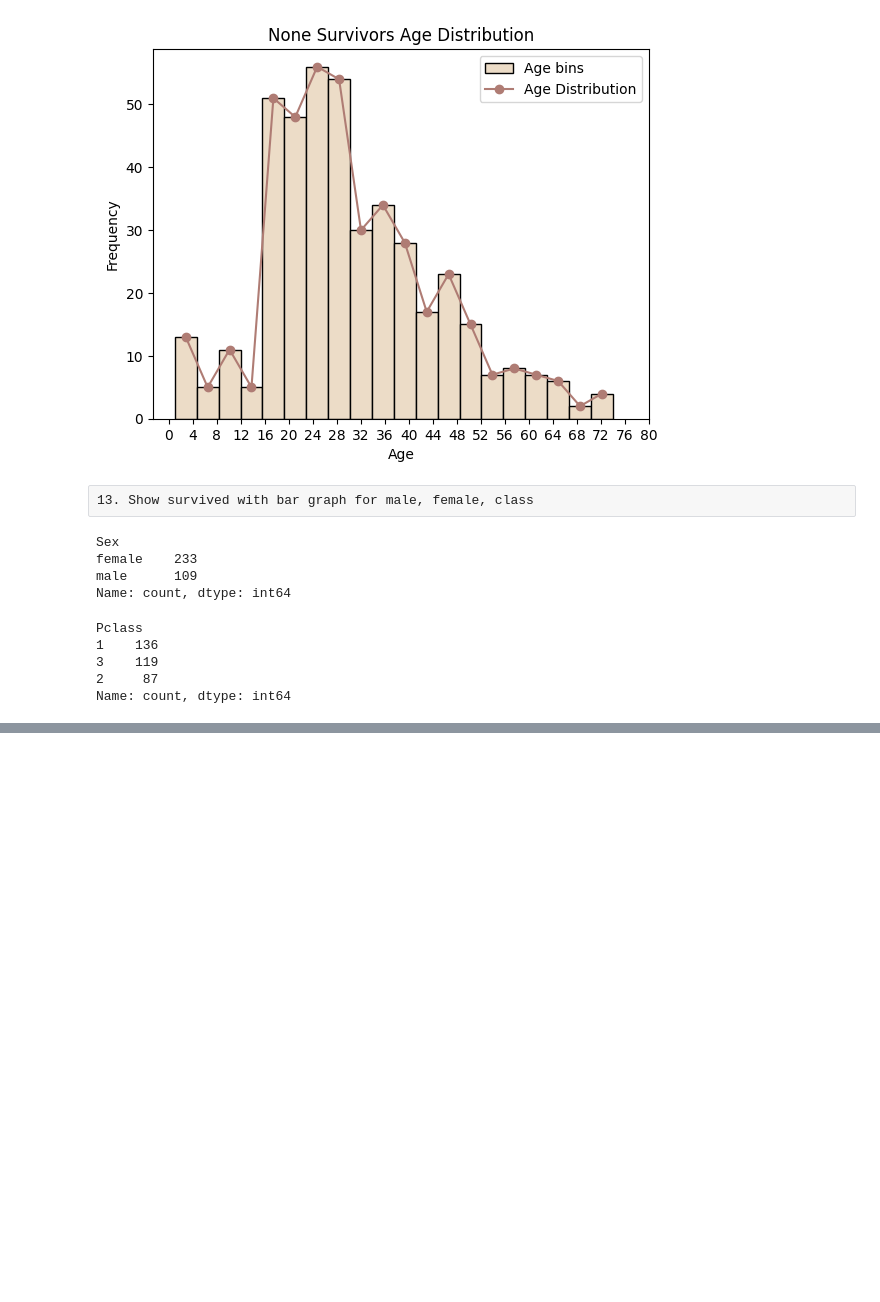
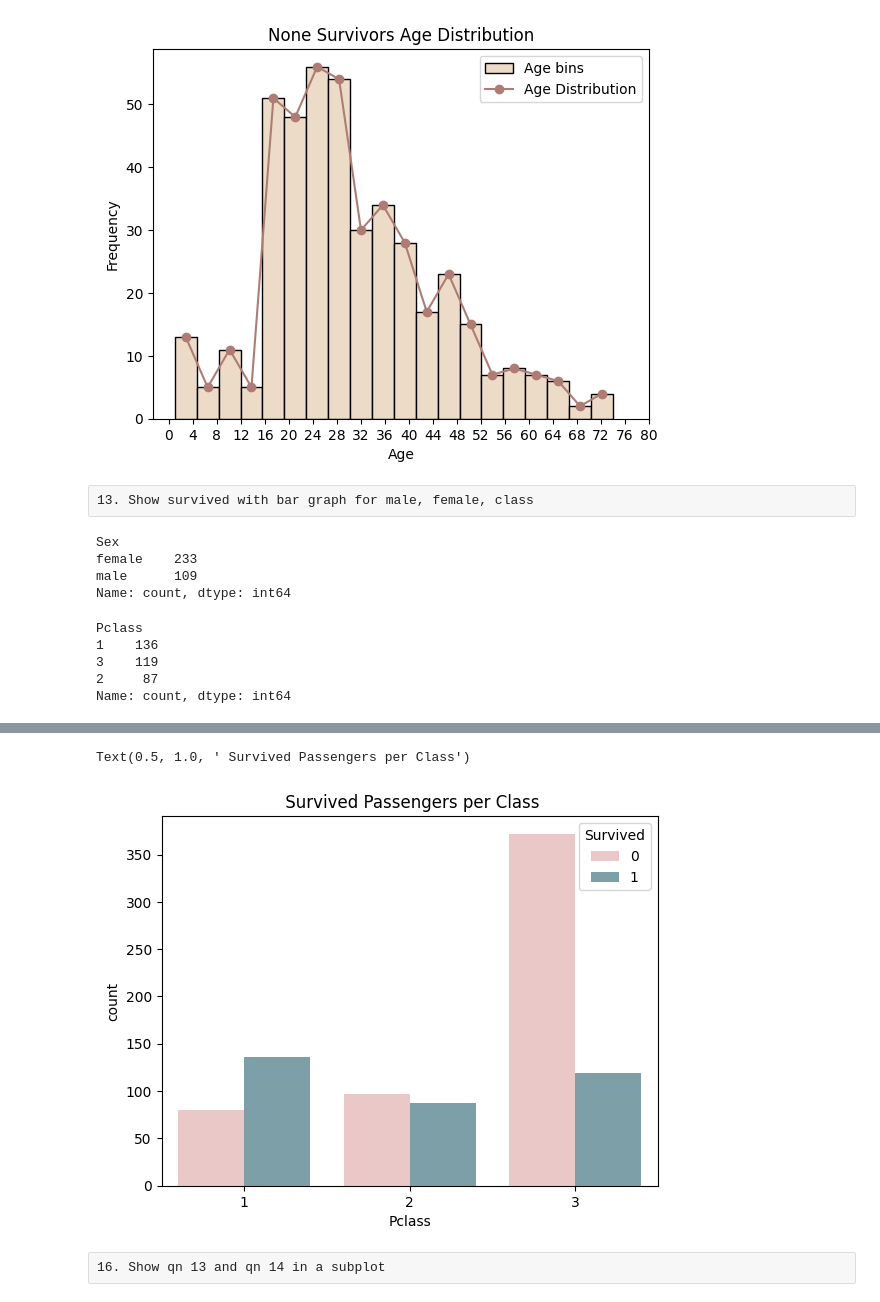
Before and after one commit to deembuvi/Titanic_project, a Jupyter notebook: titanic.ipynb, the cells around one changed output, grey strips where cells are left out. Drawn from its saved outputs; the diff is of its cells as text; code cells hidden in the pictures; blank space fills up the shorter version.

Commit message:
subplots

```diff
--- a/titanic.ipynb
+++ b/titanic.ipynb
@@ -476,0 +504,8 @@ Text(0.5, 1.0, 'Survival of Females and Males per Passsenger Class')
+# %%
+sns.countplot(x="Pclass",hue="Survived",data=df,palette=["#f0c2c2","#76a5af"])
+plt.title (" Survived Passengers per Class")
+# %% [output]
+Text(0.5, 1.0, ' Survived Passengers per Class')
+[figure, added]
+# %% [raw]
+16. Show qn 13 and qn 14 in a subplot
```
Also changed, not shown: parts of 16 cells of this notebook.
